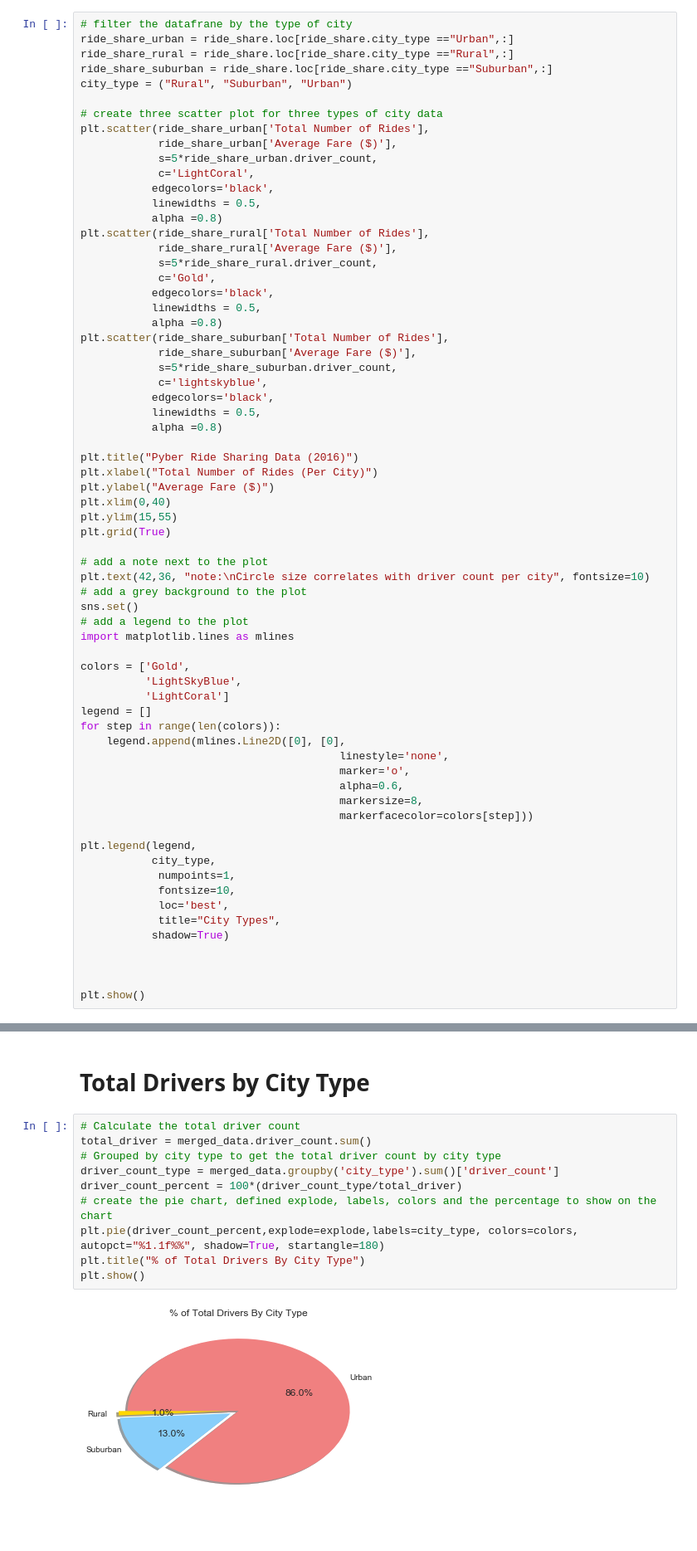
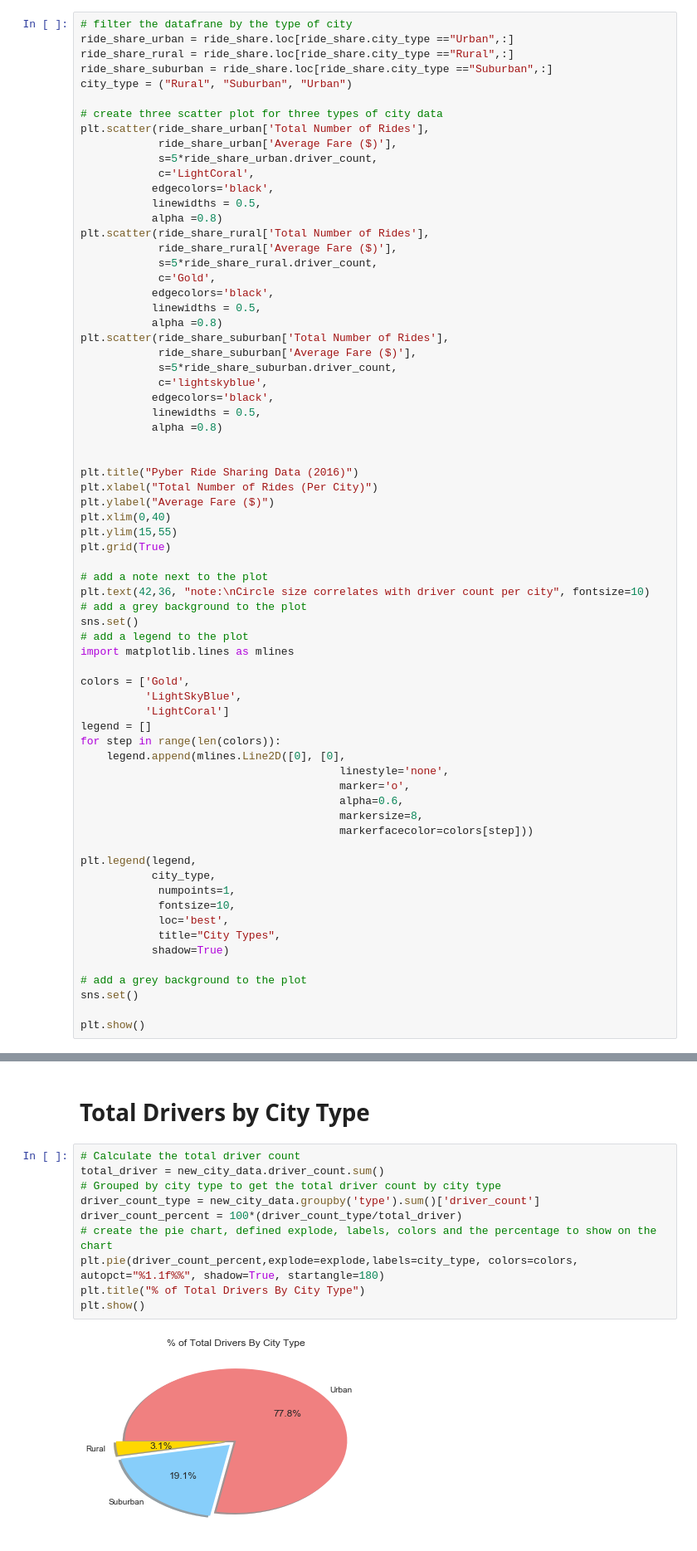
Before and after one commit to nazaninsinaei87/Matplotlib, a Jupyter notebook: Pyber.ipynb, the cells around one changed output, grey strips where cells are left out. Shown: that part at 83% size. Saved outputs shown, nothing was run; the diff lists cells and outputs as text.

```diff
--- a/Pyber.ipynb
+++ b/Pyber.ipynb
@@ -68,6 +79,7 @@ plt.scatter(ride_share_suburban['Total Number of Rides'],
            edgecolors='black',
            linewidths = 0.5,
            alpha =0.8)
+
 
 plt.title("Pyber Ride Sharing Data (2016)")
 plt.xlabel("Total Number of Rides (Per City)")
@@ -103,7 +115,8 @@ plt.legend(legend,
             title="City Types",
            shadow=True)
 
-
+# add a grey background to the plot
+sns.set()
 
 plt.show()
 # %% [output]
@@ -141,13 +151,13 @@ plt.show()
 # Total Drivers by City Type
 # %%
 # Calculate the total driver count
-total_driver = merged_data.driver_count.sum()
+total_driver = new_city_data.driver_count.sum()
 # Grouped by city type to get the total driver count by city type
-driver_count_type = merged_data.groupby('city_type').sum()['driver_count']
+driver_count_type = new_city_data.groupby('type').sum()['driver_count']
 driver_count_percent = 100*(driver_count_type/total_driver)
 # create the pie chart, defined explode, labels, colors and the percentage to show on the chart
 plt.pie(driver_count_percent,explode=explode,labels=city_type, colors=colors, autopct="%1.1f%%", shadow=True, startangle=180)
 plt.title("% of Total Drivers By City Type")
 plt.show()
 # %% [output]
-[figure, old version]
+[figure, new version]
```
Also changed, not shown: parts of 3 cells of this notebook.
